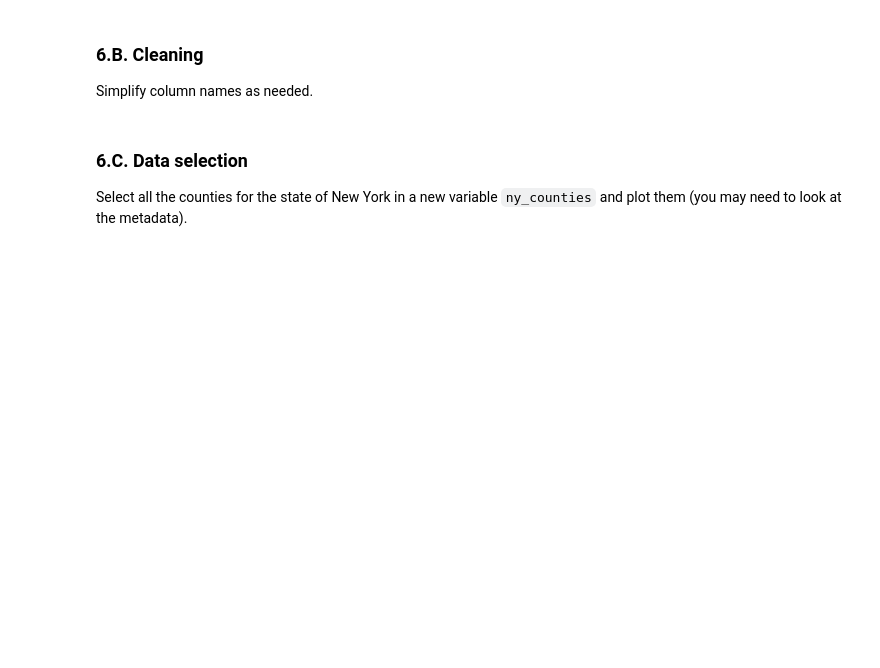
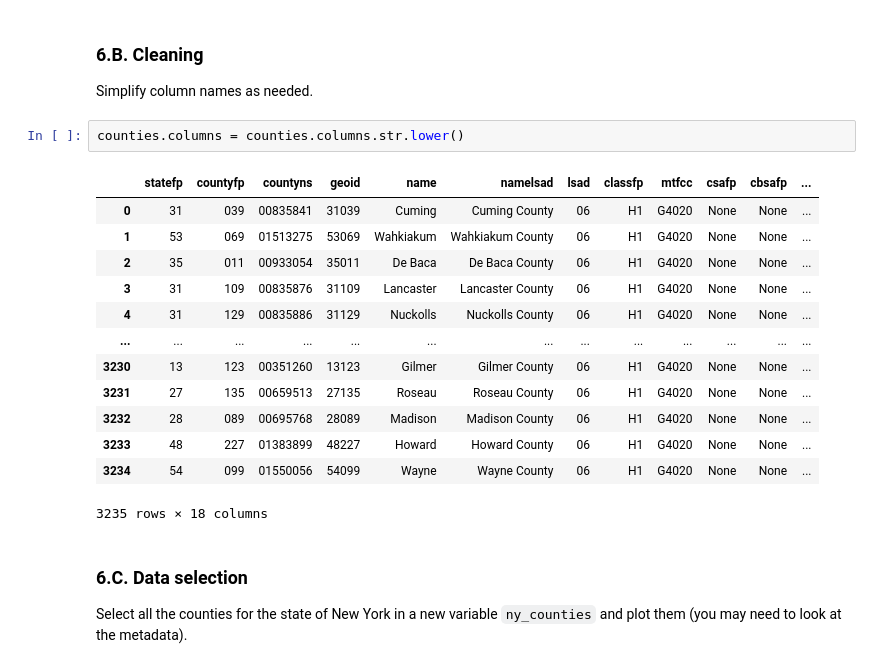
Before and after one commit to austinmartinez12/eds220-hwk3, a Jupyter notebook: hwk3-task1-spills.ipynb, the cells around one changed output. Cells and saved outputs as stored; diff of their text form; blank space fills up the shorter version.

```diff
--- a/hwk3-task1-spills.ipynb
+++ b/hwk3-task1-spills.ipynb
@@ -304,6 +342,22 @@ _Type your answer here, replacing this text._
 ### 6.B. Cleaning
 
 Simplify column names as needed.
+# %%
+counties.columns = counties.columns.str.lower()
+# %% [output]
+|  | statefp | countyfp | countyns | geoid | name | namelsad | lsad | classfp | mtfcc | csafp | cbsafp | ... |
+| 0 | 31 | 039 | 00835841 | 31039 | Cuming | Cuming County | 06 | H1 | G4020 | None | None | ... |
+| 1 | 53 | 069 | 01513275 | 53069 | Wahkiakum | Wahkiakum County | 06 | H1 | G4020 | None | None | ... |
+| 2 | 35 | 011 | 00933054 | 35011 | De Baca | De Baca County | 06 | H1 | G4020 | None | None | ... |
+| 3 | 31 | 109 | 00835876 | 31109 | Lancaster | Lancaster County | 06 | H1 | G4020 | None | None | ... |
+| 4 | 31 | 129 | 00835886 | 31129 | Nuckolls | Nuckolls County | 06 | H1 | G4020 | None | None | ... |
+| ... | ... | ... | ... | ... | ... | ... | ... | ... | ... | ... | ... | ... |
+| 3230 | 13 | 123 | 00351260 | 13123 | Gilmer | Gilmer County | 06 | H1 | G4020 | None | None | ... |
+| 3231 | 27 | 135 | 00659513 | 27135 | Roseau | Roseau County | 06 | H1 | G4020 | None | None | ... |
+| 3232 | 28 | 089 | 00695768 | 28089 | Madison | Madison County | 06 | H1 | G4020 | None | None | ... |
+| 3233 | 48 | 227 | 01383899 | 48227 | Howard | Howard County | 06 | H1 | G4020 | None | None | ... |
+| 3234 | 54 | 099 | 01550056 | 54099 | Wayne | Wayne County | 06 | H1 | G4020 | None | None | ... |
+3235 rows × 18 columns
 # %% [markdown]
 <!-- END QUESTION -->
 
```
Also changed, not shown: parts of 7 cells of this notebook.
